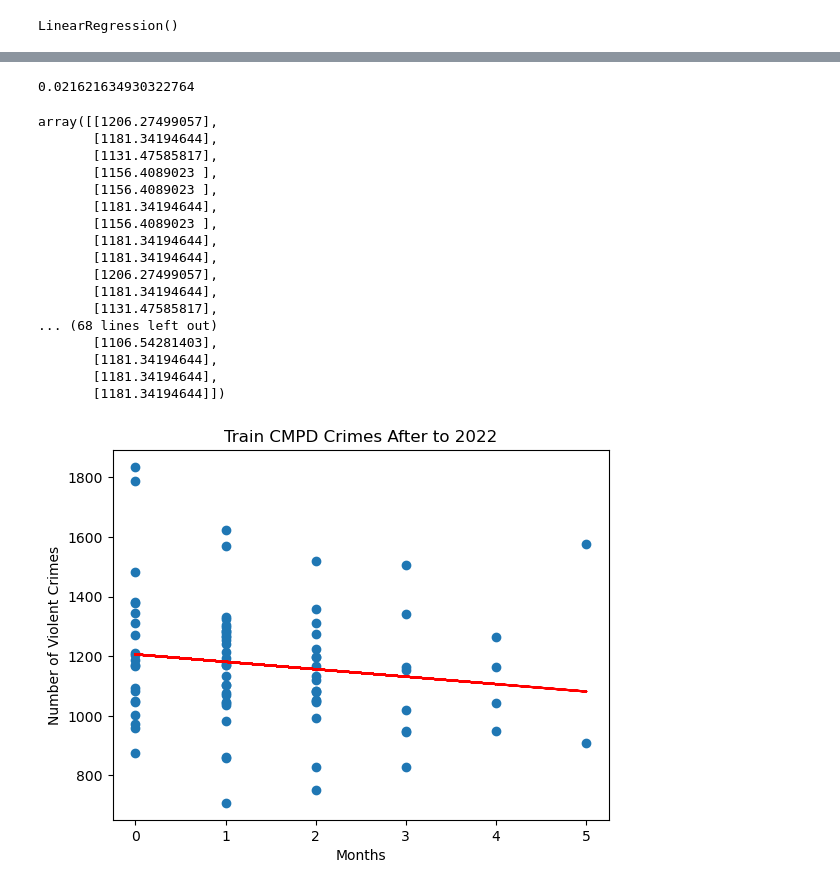
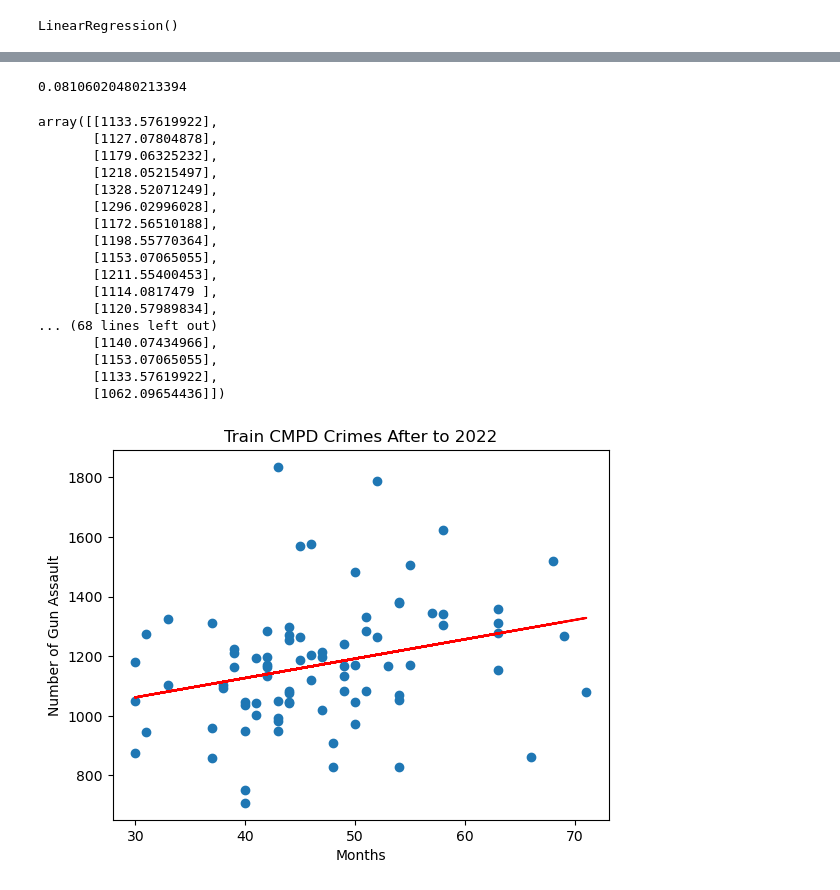
Before and after one commit to Kcav18/Final_Project, a Jupyter notebook: CMPD_linear_regression_model.ipynb, the cells around one changed output, grey strips where cells are left out. Drawn from its saved outputs; the diff is of its cells as text; code cells hidden in the pictures.

```diff
--- a/CMPD_linear_regression_model.ipynb
+++ b/CMPD_linear_regression_model.ipynb
@@ -67,10 +67,10 @@ train.info
 
 
 # TODO: add more features for x's
-x_train = train.iloc[:,5].values.reshape(-1,1)
+x_train = train.iloc[:,2].values.reshape(-1,1)
 y_train = train.iloc[:,11].values.reshape(-1,1) # check the index, should be 12?
 
-x_test = test.iloc[:,5].values.reshape(-1,1)
+x_test = test.iloc[:,2].values.reshape(-1,1)
 y_test = test.iloc[:,11].values.reshape(-1,1)
 # %%
 #Creating variables
@@ -125,27 +125,27 @@ train_crime_pred = Violent_linear_regressor.predict(x_train)
 # %%
 train_r_squared
 # %% [output]
-0.021621634930322764
+0.08106020480213394
 # %%
 train_crime_pred
 # %% [output]
-array([[1206.27499057],
-       [1181.34194644],
-       [1131.47585817],
-       [1156.4089023 ],
-       [1156.4089023 ],
-       [1181.34194644],
-       [1156.4089023 ],
-       [1181.34194644],
-       [1181.34194644],
-       [1206.27499057],
-       [1181.34194644],
-       [1131.47585817],
+array([[1133.57619922],
+       [1127.07804878],
+       [1179.06325232],
+       [1218.05215497],
+       [1328.52071249],
+       [1296.02996028],
+       [1172.56510188],
+       [1198.55770364],
+       [1153.07065055],
+       [1211.55400453],
+       [1114.0817479 ],
+       [1120.57989834],
 ... (68 lines left out)
-       [1106.54281403],
-       [1181.34194644],
-       [1181.34194644],
-       [1181.34194644]])
+       [1140.07434966],
+       [1153.07065055],
+       [1133.57619922],
+       [1062.09654436]])
 # %%
 #Testing set
 
@@ -159,10 +159,10 @@ array([[1206.27499057],
 # %%
 #Ploting Linear Regression on a Scatter plot
 plt.title("Train CMPD Crimes After to 2022")
 plt.xlabel("Months")
-plt.ylabel("Number of Violent Crimes")
+plt.ylabel("Number of Gun Assault")
 plt.scatter(x_train, y_train)
 plt.plot(x_train, train_crime_pred, color='red')
 plt.show()
 # %% [output]
-[figure, old version]
+[figure, new version]
```
Also changed, not shown: parts of 3 cells of this notebook.
